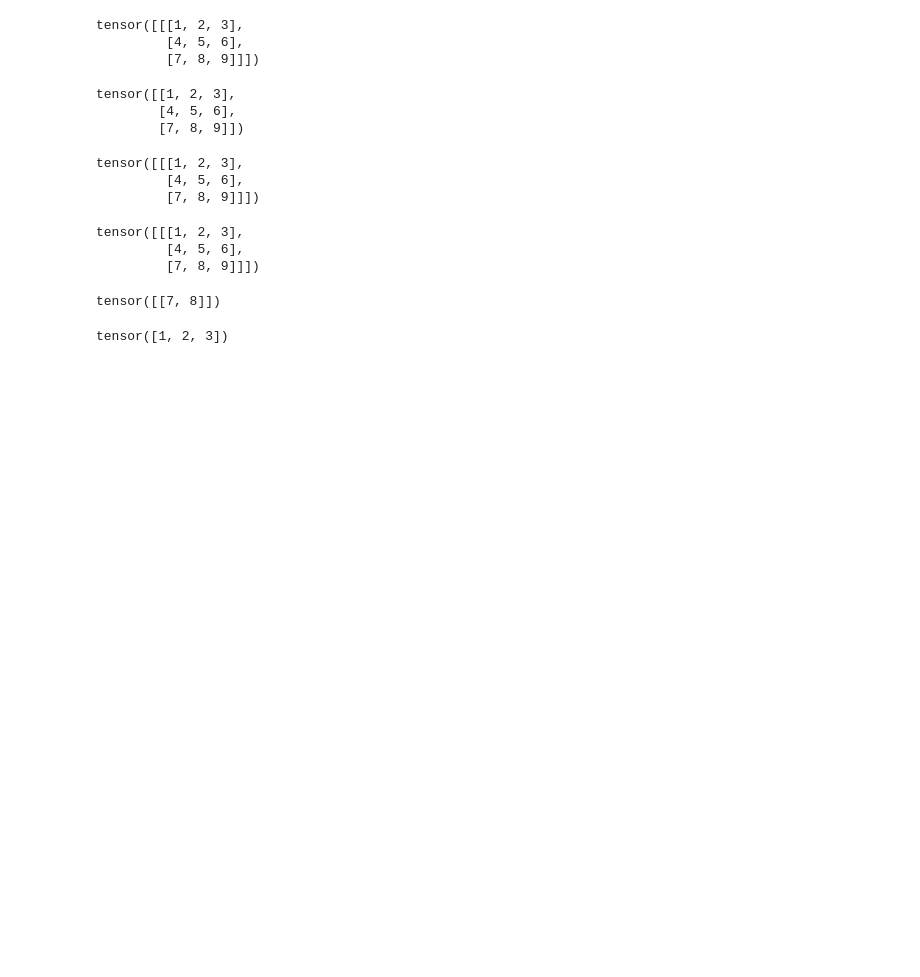
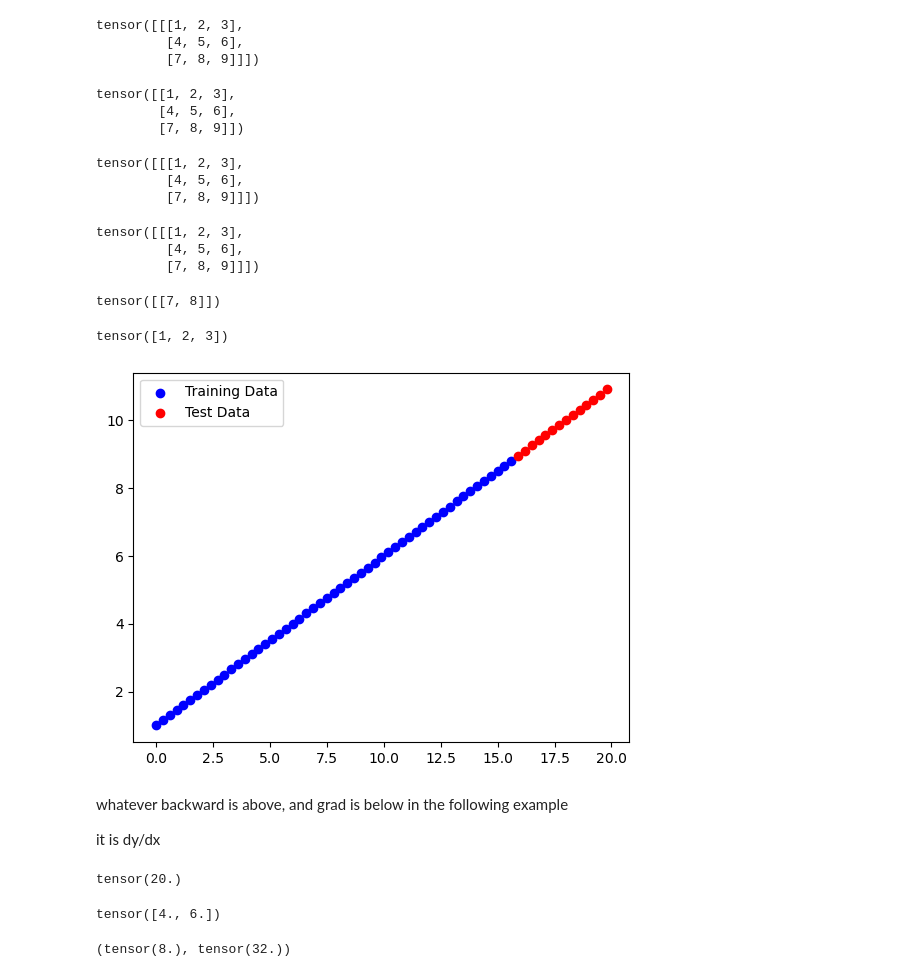
Before and after one commit to qamarr6092/Deep-Learning, a Jupyter notebook: Pytorch Basics/pytorch_basics.ipynb, the cells around one changed output. Saved outputs shown, nothing was run; the diff lists cells and outputs as text; code cells hidden in the pictures; blank space fills up the shorter version.

```diff
--- a/Pytorch Basics/pytorch_basics.ipynb
+++ b/Pytorch Basics/pytorch_basics.ipynb
@@ -437,3 +440,29 @@ tensor([[7, 8]])
 x[0, 0, :]
 # %% [output]
 tensor([1, 2, 3])
+# %%
+w, b = 0.5, 1
+X = torch.arange(0, 20, 0.3).unsqueeze(1)
+y = w * X + b
+train_size = int(0.8 * len(X))
+
+X_train, X_test = X[: train_size], X[train_size: ]
+y_train, y_test = y[: train_size], y[train_size: ]
+
+
+def plot_prediction(
+    train_data, train_labels,
+    test_data, test_labels,
+    prediction=None
+):
+    plt.figure()
+    plt.scatter(train_data, train_labels, color='blue', label='Training Data')
+    plt.scatter(test_data, test_labels, color='red', label='Test Data')
+    if prediction is not None:
+        plt.scatter(test_data, prediction, color='black', label='Prediction')
+    plt.legend()
+    plt.show()
+# %%
+plot_prediction(X_train, y_train, X_test, y_test)
+# %% [output]
+[figure, added]
@@ -439,0 +478,29 @@ tensor([1, 2, 3])
+# %% [markdown]
+whatever backward is above, and grad is below in the following example
+
+it is dy/dx
+# %%
+x = torch.tensor(5.0, requires_grad=True)
+y = 2*(x**2)
+y.backward()
+x.grad
+# %% [output]
+tensor(20.)
+# %%
+x = torch.tensor([2.0, 3], requires_grad=True)
+y = x**2
+y.sum().backward()
+x.grad
+# %% [output]
+tensor([4., 6.])
+# %%
+x = torch.tensor(2.0, requires_grad=True)
+y = x**2
+z = y**2
+
+
+y.retain_grad()
+z.backward()
+y.grad, x.grad
+# %% [output]
+(tensor(8.), tensor(32.))
```
Also changed, not shown: parts of 19 cells of this notebook.
